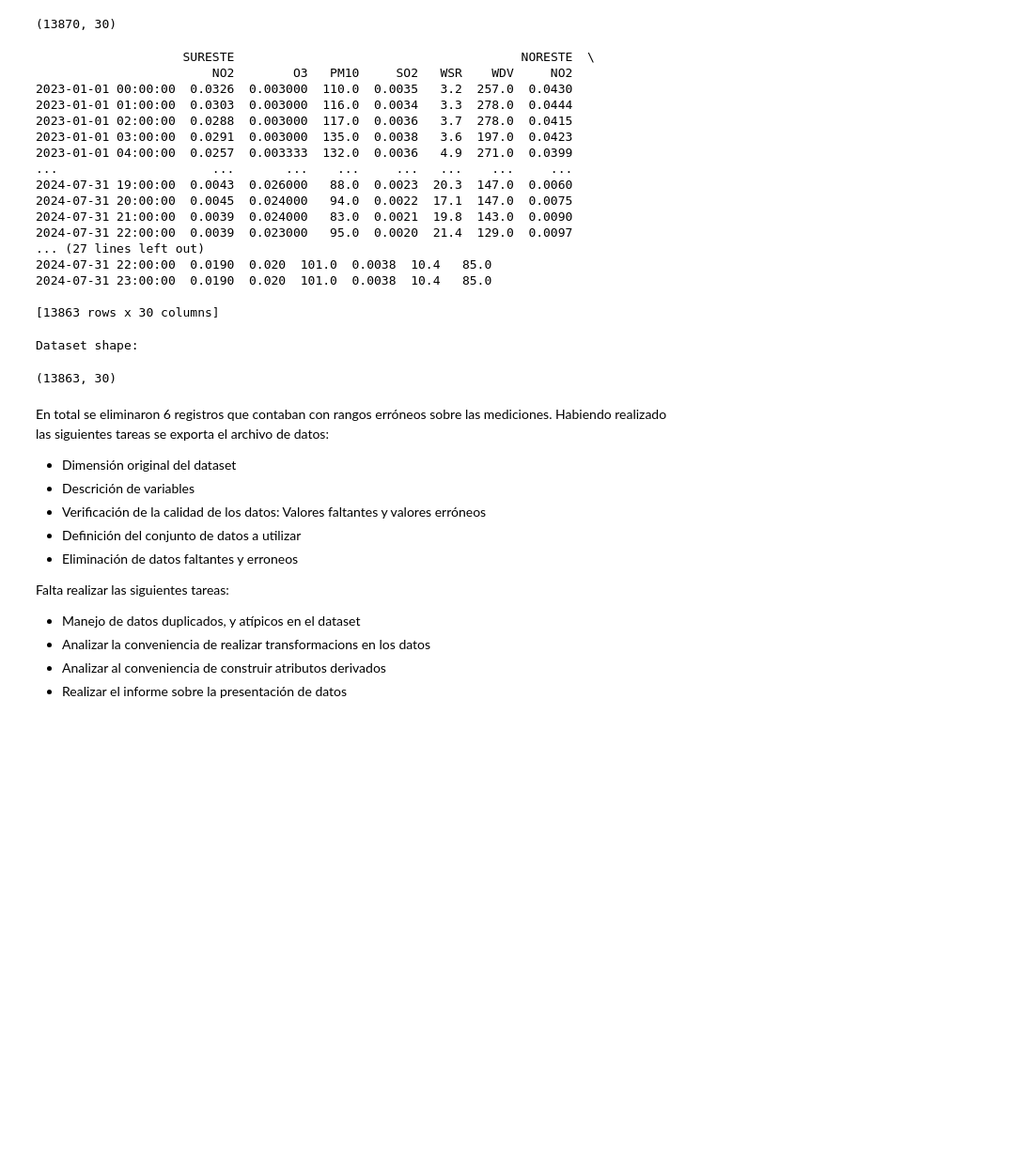
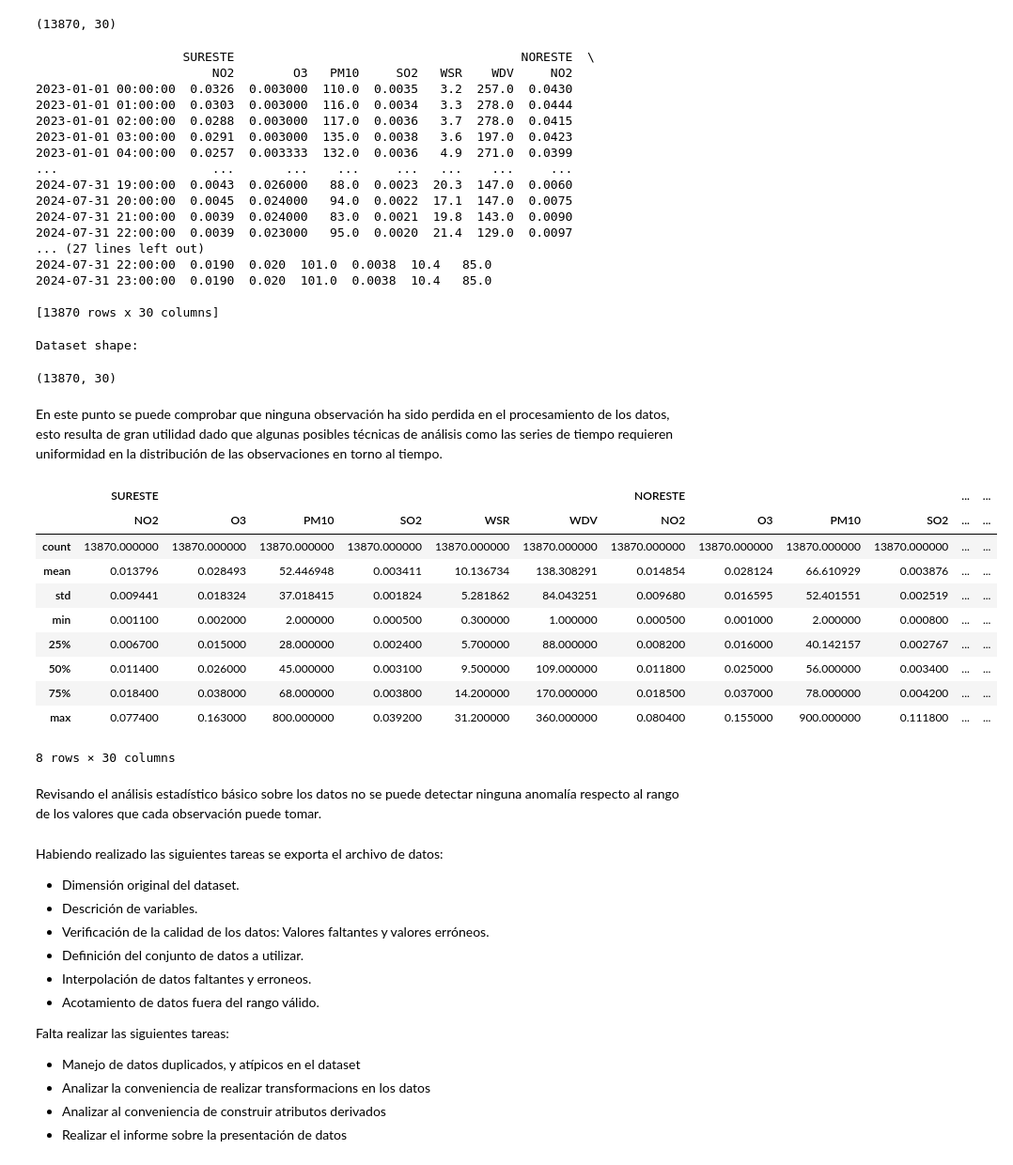
Before and after one commit to JuanjoBelt/MA2003B-PollutantFlowInTheWind, a Jupyter notebook: Methodology/01 Data Cleaning/Part I/FiltradoColumnas.ipynb, the cells around one changed output. Shown at 94% size. Cells and saved outputs as stored; diff of their text form; code cells hidden in the pictures; blank space fills up the shorter version.

Commit message:
Acotamiento de datos fuera de rango

```diff
--- a/Methodology/01 Data Cleaning/Part I/FiltradoColumnas.ipynb
+++ b/Methodology/01 Data Cleaning/Part I/FiltradoColumnas.ipynb
@@ -4,7 +4,9 @@ El siguiente notebook elimina en el dataset original los contaminantes y factore
 import pandas as pd
 import numpy as np
 # %%
-raw_data = path= "Input/DATOS HISTÓRICOS 2023_2024_TODAS ESTACIONES_ITESM.xlsx"
+#raw_data = path= "Input/DATOS HISTÓRICOS 2023_2024_TODAS ESTACIONES_ITESM.xlsx"
+raw_data = path= "/content/DATOS HISTÓRICOS 2023_2024_TODAS ESTACIONES_ITESM.xlsx"
+
 raw_data = pd.read_excel(path, index_col=0, header=[0,1])
 raw_data = raw_data.dropna(axis=1, how='all')
 raw_data.head()
@@ -337,15 +340,15 @@ df_cleaned.shape
 # %% [output]
 (13870, 30)
 # %%
-def remove_above_thresholds(df, thresholds):
+def narrow_above_thresholds(df, thresholds):
     df_copy = df.copy()
     for col in df.columns:
         group, col_name = col
         if col_name in thresholds:
             threshold = thresholds[col_name]
-            df_copy = df_copy[df_copy[col] <= threshold]
+            df_copy[col] = df_copy[col].apply(lambda x: min(x, threshold))
+    return df_copy
 
-    return df_copy
 thresholds = {
     'NO2': 0.3,
     'O3': 0.2,
@@ -354,9 +357,8 @@ thresholds = {
     'WSR': 45,
     'WDV': 360
 }
-
 # Apply the function to remove observations above the thresholds
-df_filtered = remove_above_thresholds(df_cleaned, thresholds)
+df_filtered = narrow_above_thresholds(df_cleaned, thresholds)
 
 # Display the filtered DataFrame
 print(df_filtered)
@@ -377,23 +379,41 @@ print(df_filtered)
 2024-07-31 22:00:00  0.0190  0.020  101.0  0.0038  10.4   85.0
 2024-07-31 23:00:00  0.0190  0.020  101.0  0.0038  10.4   85.0
 
-[13863 rows x 30 columns]
+[13870 rows x 30 columns]
 # %%
 print("Dataset shape: ")
 df_filtered.shape
 # %% [output]
 Dataset shape:
-(13863, 30)
+(13870, 30)
+# %% [markdown]
+En este punto se puede comprobar que ninguna observación ha sido perdida en el procesamiento de los datos, esto resulta de gran utilidad dado que algunas posibles técnicas de análisis como las series de tiempo requieren uniformidad en la distribución de las observaciones en torno al tiempo.
+# %%
+df_filtered.describe()
+# %% [output]
+|  | SURESTE |  |  |  |  |  | NORESTE |  |  |  | ... | ... |
+|  | NO2 | O3 | PM10 | SO2 | WSR | WDV | NO2 | O3 | PM10 | SO2 | ... | ... |
+| count | 13870.000000 | 13870.000000 | 13870.000000 | 13870.000000 | 13870.000000 | 13870.000000 | 13870.000000 | 13870.000000 | 13870.000000 | 13870.000000 | ... | ... |
+| mean | 0.013796 | 0.028493 | 52.446948 | 0.003411 | 10.136734 | 138.308291 | 0.014854 | 0.028124 | 66.610929 | 0.003876 | ... | ... |
+| std | 0.009441 | 0.018324 | 37.018415 | 0.001824 | 5.281862 | 84.043251 | 0.009680 | 0.016595 | 52.401551 | 0.002519 | ... | ... |
+| min | 0.001100 | 0.002000 | 2.000000 | 0.000500 | 0.300000 | 1.000000 | 0.000500 | 0.001000 | 2.000000 | 0.000800 | ... | ... |
+| 25% | 0.006700 | 0.015000 | 28.000000 | 0.002400 | 5.700000 | 88.000000 | 0.008200 | 0.016000 | 40.142157 | 0.002767 | ... | ... |
+| 50% | 0.011400 | 0.026000 | 45.000000 | 0.003100 | 9.500000 | 109.000000 | 0.011800 | 0.025000 | 56.000000 | 0.003400 | ... | ... |
+| 75% | 0.018400 | 0.038000 | 68.000000 | 0.003800 | 14.200000 | 170.000000 | 0.018500 | 0.037000 | 78.000000 | 0.004200 | ... | ... |
+| max | 0.077400 | 0.163000 | 800.000000 | 0.039200 | 31.200000 | 360.000000 | 0.080400 | 0.155000 | 900.000000 | 0.111800 | ... | ... |
+8 rows × 30 columns
+# %% [markdown]
+Revisando el análisis estadístico básico sobre los datos no se puede detectar ninguna anomalía respecto al rango de los valores que cada observación puede tomar.
 # %% [markdown]
-En total se eliminaron 6 registros que contaban con rangos erróneos sobre las mediciones.
 Habiendo realizado las siguientes tareas se exporta el archivo de datos:
 
 
-*   Dimensión original del dataset
-*   Descrición de variables
-*   Verificación de la calidad de los datos: Valores faltantes y valores erróneos
-*   Definición del conjunto de datos a utilizar
-*   Eliminación de datos faltantes y erroneos
+*   Dimensión original del dataset.
+*   Descrición de variables.
+*   Verificación de la calidad de los datos: Valores faltantes y valores erróneos.
+*   Definición del conjunto de datos a utilizar.
+*   Interpolación de datos faltantes y erroneos.
+*   Acotamiento de datos fuera del rango válido.
 
 Falta realizar las siguientes tareas:
 *   Manejo de datos duplicados, y atípicos en el dataset
```
Also changed, not shown: parts of 2 cells of this notebook.
